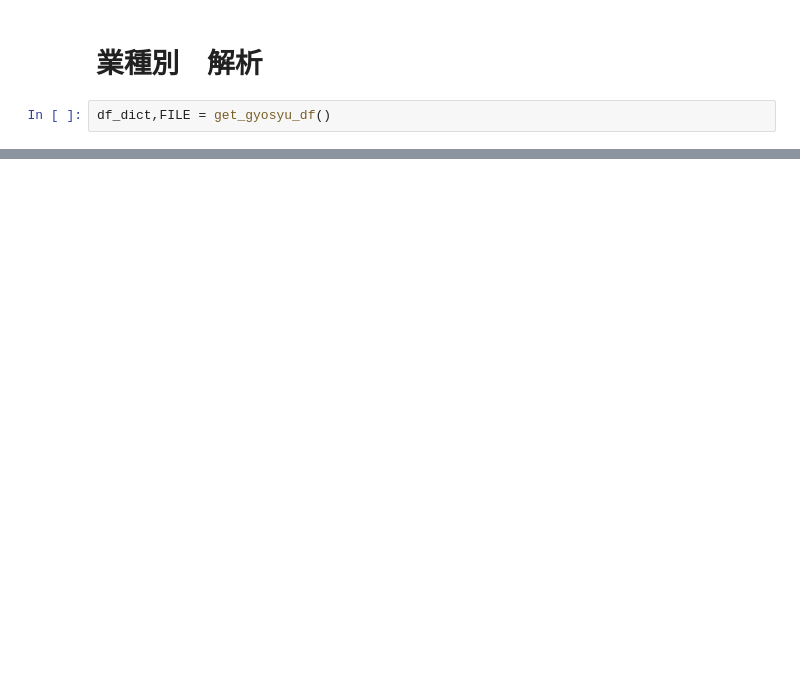
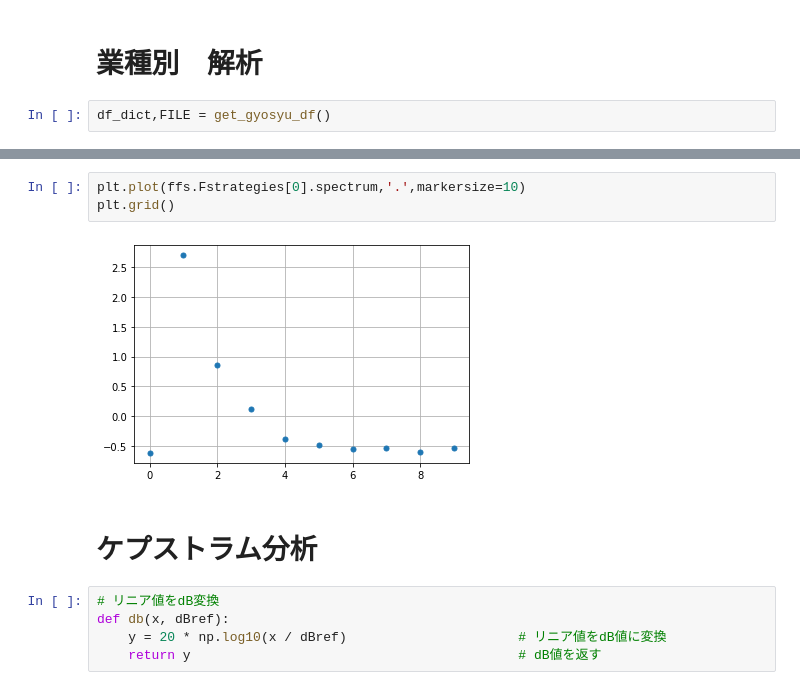
Before and after one commit to yodarjeering/New_XGB, a Jupyter notebook: ResearchFeature.ipynb, the cells around one changed output, grey strips where cells are left out. Cells and saved outputs as stored; diff of their text form; blank space fills up the shorter version.

```diff
--- a/ResearchFeature.ipynb
+++ b/ResearchFeature.ipynb
@@ -354,0 +547,12 @@ JOUHOU_TSUUSIN
+# %%
+plt.plot(ffs.Fstrategies[0].spectrum,'.',markersize=10)
+plt.grid()
+# %% [output]
+[figure, added]
+# %% [markdown]
+# ケプストラム分析
+# %%
+# リニア値をdB変換
+def db(x, dBref):
+    y = 20 * np.log10(x / dBref)                      # リニア値をdB値に変換
+    return y                                          # dB値を返す
```
Also changed, not shown: parts of 47 cells of this notebook.
